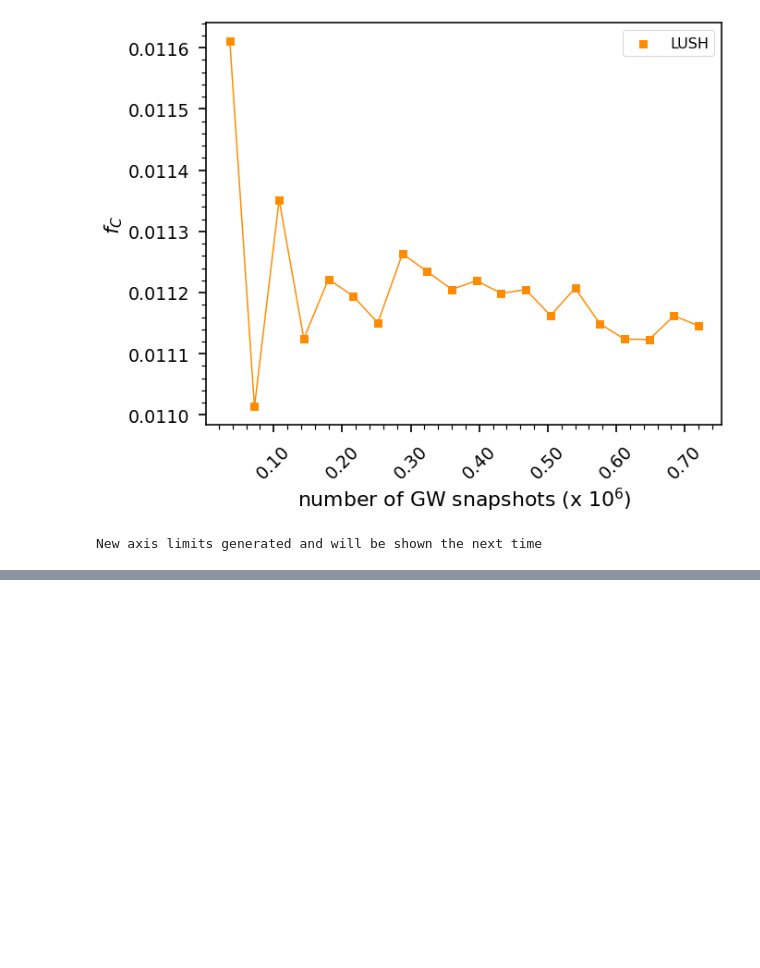
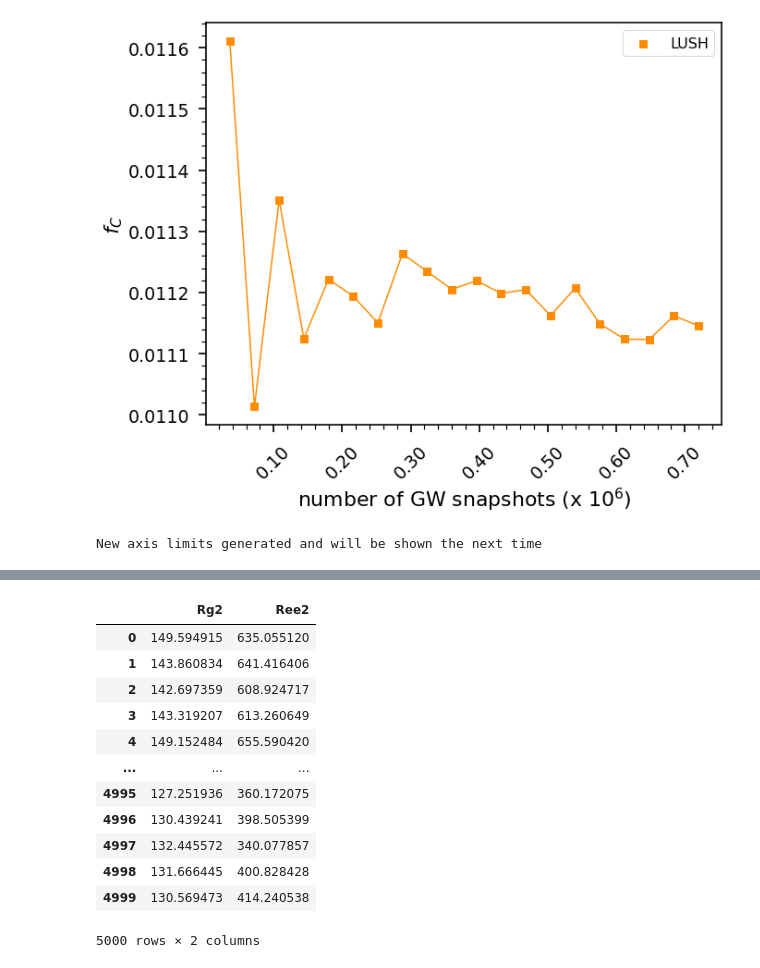
Before and after one commit to hshadman/2d_conformational_landscape_map, a Jupyter notebook: 2d_conformation_map.ipynb, the cells around one changed output, grey strips where cells are left out. Saved outputs shown, nothing was run; the diff lists cells and outputs as text; code cells hidden in the pictures; blank space fills up the shorter version.

```diff
--- a/2d_conformation_map.ipynb
+++ b/2d_conformation_map.ipynb
@@ -587,3 +567,19 @@ Name: Rg2, Length: 200000, dtype: float64
+# %%
+pd.read_csv('example_protein.csv')
+# %% [output]
+|  | Rg2 | Ree2 |
+| 0 | 149.594915 | 635.055120 |
+| 1 | 143.860834 | 641.416406 |
+| 2 | 142.697359 | 608.924717 |
+| 3 | 143.319207 | 613.260649 |
+| 4 | 149.152484 | 655.590420 |
+| ... | ... | ... |
+| 4995 | 127.251936 | 360.172075 |
+| 4996 | 130.439241 | 398.505399 |
+| 4997 | 132.445572 | 340.077857 |
+| 4998 | 131.666445 | 400.828428 |
+| 4999 | 130.569473 | 414.240538 |
+5000 rows × 2 columns
 # %%
 a = list(lush_ESFF1_rg_ree_ratheatmap['Rg'].values**2)
 b = list(lush_ESFF1_rg_ree_ratheatmap['Ree'].values**2)
```
Also changed, not shown: parts of 10 cells of this notebook.
